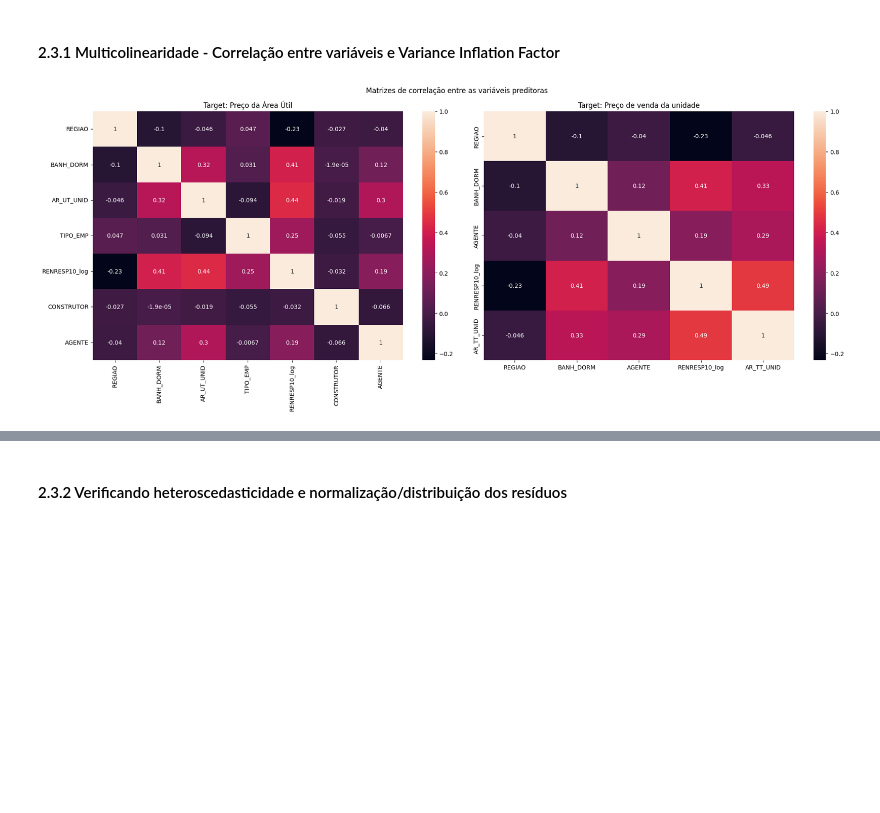
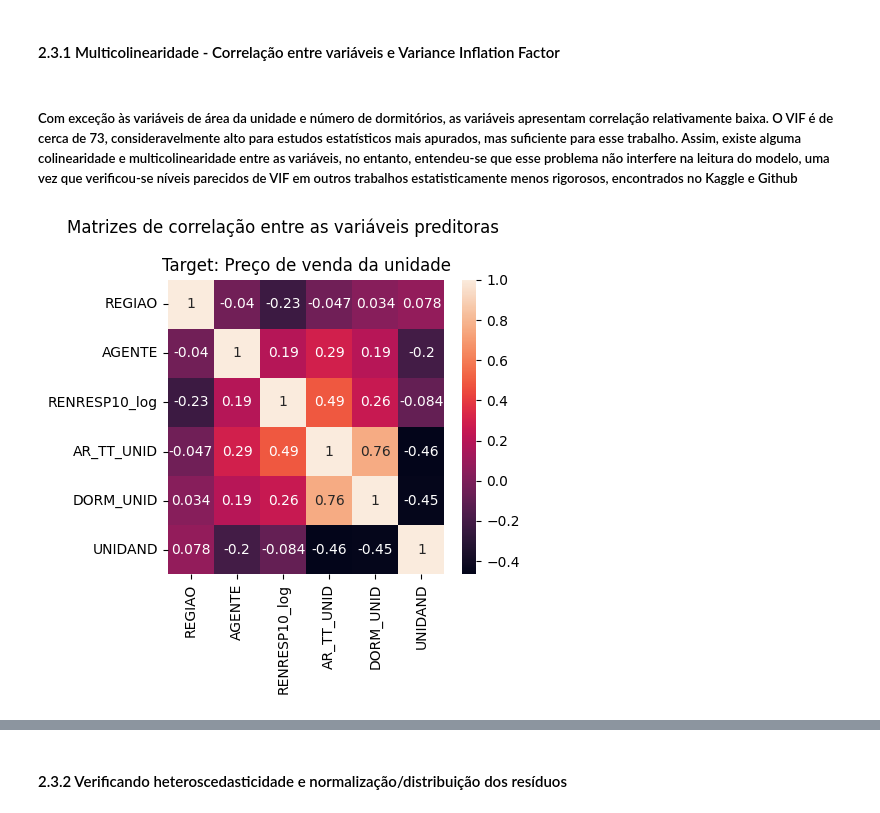
Before and after one commit to LissesCastro/Tera-Mercado-Imobiliario-SP, a Jupyter notebook: modelo_preditivo.ipynb, the cells around one changed output, grey strips where cells are left out. Cells and saved outputs as stored; diff of their text form; code cells hidden in the pictures; blank space fills up the shorter version.

```diff
--- a/modelo_preditivo.ipynb
+++ b/modelo_preditivo.ipynb
@@ -92,18 +88,14 @@ df_rf['RENRESP10_log'] = np.log(df['RENRESP10'])
 <h3>1.1 Definindo as variáveis que estarão presentes no modelo</h3>
 # %%
 #Indicação das targets de cada modelo
-target_au = 'PC_AU_ATU' #Target: Preço da área útil
-target_tt = 'PC_TT_ATU' #Target: Preço total da unidade
+target = 'PC_TT_ATU' #Target: Preço total da unidade
 
 #As variáveis numéricas e categóricas que acabam sendo utilizadas posteriormente nos modelos de regressão linear
 numericas = ['ANO_LAN', 'DORM_UNID', 'BANH_DORM', 'AR_UT_UNID']
-categoricas = ['REGIAO', 'TIPO_EMP', 'AGENTE', 'CONSTRUTOR']
+categoricas = ['REGIAO', 'TIPO_EMP', 'AGENTE', 'CONSTRUTOR', 'DIST', 'INCORPORAD', 'CONSTRUTOR'] #
 features = numericas + categoricas
 
-#Variáveis que serão utilizadas no modelo de RF
-numericas2 = df_rf.select_dtypes(['int', 'float']).columns
-numericas2 = numericas2.drop(['PC_AU_ATU', 'PC_TT_ATU', 'PC_AU_ATU_log', 'PC_TT_ATU_log'])
-categoricas2 = df_rf.select_dtypes(['object', 'string']).columns
-
-#unidade = ['REGIAO', 'BANH_DORM', 'AGENTE', 'RENRESP10_log', 'AR_TT_UNID', 'PC_TT_ATU']
-#df_rf2 = df[unidade]
+#Variáveis que serão utilizadas nos modelos preditivos, a distinção de tipo facilita o pipeline de mudanças
+numericas2 = df_modelo.select_dtypes(['int', 'float']).columns
+numericas2 = numericas2.drop(['PC_TT_ATU', 'PC_TT_ATU_log'])
+categoricas2 = df_modelo.select_dtypes(['object', 'string']).columns
@@ -190,14 +146,11 @@ A seguir, essas duas variáveis são inseridas no modelo da resposta logarítimi
 <h3>2.2 - Otimizando os modelos</h3>
 # %%
 #Variáveis utilizadas em cada um dos modelos
-variaveis_au =['REGIAO', 'BANH_DORM', 'AR_UT_UNID', 'TIPO_EMP', 'RENRESP10_log', 'CONSTRUTOR', 'AGENTE']
-variaveis_tt = ['REGIAO', 'BANH_DORM', 'AGENTE', 'RENRESP10_log', 'AR_TT_UNID']
+variaveis = ['REGIAO', 'AGENTE', 'RENRESP10_log', 'AR_TT_UNID', 'DORM_UNID', 'UNIDAND']
 
 #Modelos de regressão da área útil e total da unidade
-regressao_au = sm.ols(formula='PC_AU_ATU_log ~ REGIAO + BANH_DORM + AR_UT_UNID + TIPO_EMP + RENRESP10_log + AGENTE', data=df.iloc[X_train.index,:]).fit()
-regressao_tt = sm.ols(formula='PC_TT_ATU_log ~ DORM_UNID + REGIAO + RENRESP10_log + AR_TT_UNID', data=df.iloc[X_train.index,:]).fit()
+regressao = sm.ols(formula='PC_TT_ATU_log ~ DORM_UNID + REGIAO + RENRESP10_log + AR_TT_UNID + AGENTE + UNIDAND', data=df).fit()
 
-regressao_tt.summary()
-#regressao_tt.summary()
+regressao.summary()
 # %% [output]
 OLS Regression Results
@@ -228,17 +200,21 @@ strong multicollinearity or other numerical problems.
 <h3>2.3 - Verificando os requisitos de aceitabilidade do modelo</h3>
 # %% [markdown]
 <h4>2.3.1 Multicolinearidade - Correlação entre variáveis e Variance Inflation Factor</h4>
+# %% [markdown]
+<h5>Com exceção às variáveis de área da unidade e número de dormitórios, as variáveis apresentam correlação relativamente baixa. O VIF é de cerca de 73, consideravelmente alto para estudos estatísticos mais apurados, mas suficiente para esse trabalho. Assim, existe alguma colinearidade e multicolinearidade entre as variáveis, no entanto, entendeu-se que esse problema não interfere na leitura do modelo, uma vez que verificou-se níveis parecidos de VIF em outros trabalhos estatisticamente menos rigorosos, encontrados no Kaggle e Github</h5>
 # %%
+#Realizando label encoder nas variáveis dos modelos de regressão linear
+for col in categoricas:
+    df[col] = LabelEncoder().fit_transform(df[col].array.reshape(-1, 1))
+
 #Plotando as matrizes de correlação para identificar variáveis possivelmente muito relacionadas
-fig, axs = plt.subplots(1, 2, figsize=(20,8), facecolor='white')
-axs1 = sns.heatmap(df[variaveis_au].corr(), annot=True, ax=axs[0])
-axs2 = sns.heatmap(df[variaveis_tt].corr(), annot=True, ax=axs[1])
+fig, axs = plt.subplots(1, 1, figsize=(5,5), facecolor='white')
+ax1 = sns.heatmap(df[variaveis].corr(), annot=True)
 
-axs1.set_title(label='Target: Preço da Área Útil')
-axs2.set_title(label='Target: Preço de venda da unidade')
+ax1.set_title(label='Target: Preço de venda da unidade')
 fig.suptitle('Matrizes de correlação entre as variáveis preditoras')
 fig.tight_layout()
 # %% [output]
-[figure, old version]
+[figure, new version]
 # %%
 #Variance Inflation Factor para verificar multicolinearidade entre as variáveis
```
Also changed, not shown: parts of 40 cells of this notebook.
